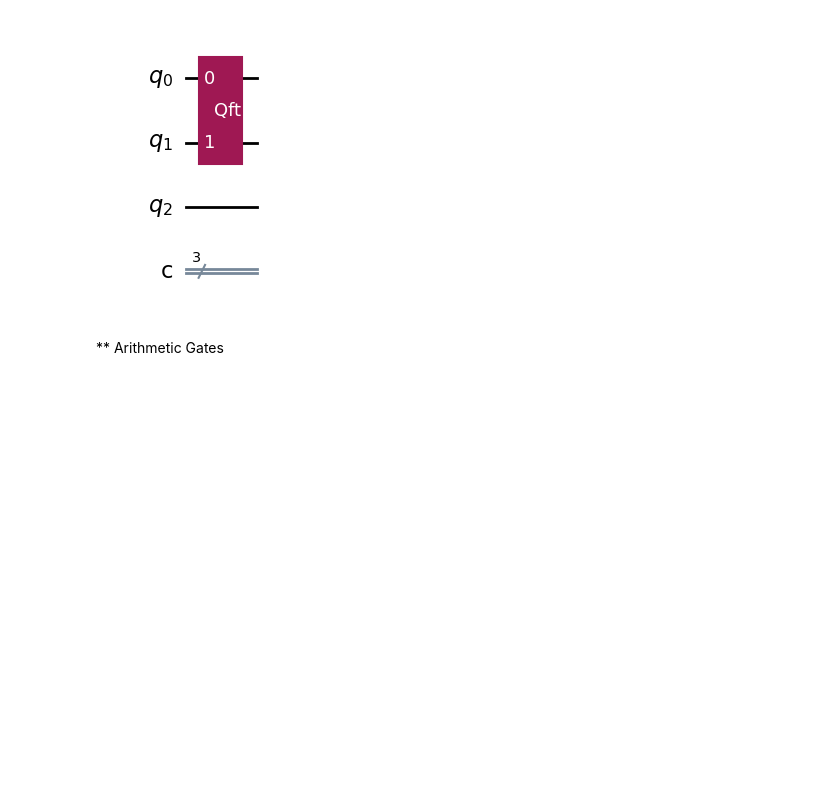
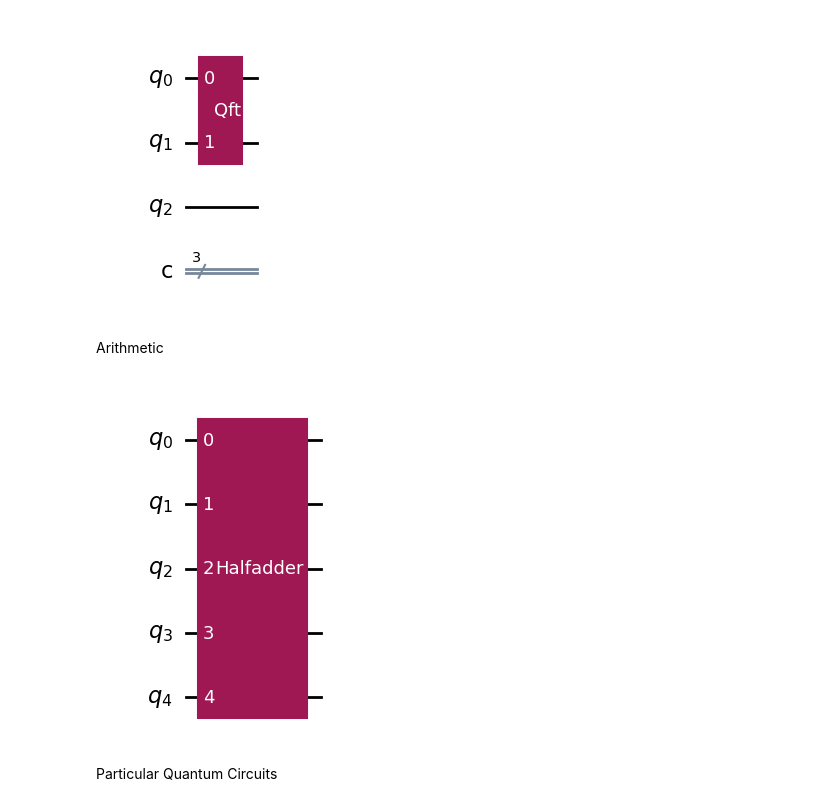
Before and after one commit to kibrahim757/qiskit_certification_examples, a Jupyter notebook: 1_2_Quantum_Operations.ipynb, the cells around one changed output. Cells and saved outputs as stored; diff of their text form; code cells hidden in the pictures; blank space fills up the shorter version.

Commit message:
added arithmetic gates

```diff
--- a/1_2_Quantum_Operations.ipynb
+++ b/1_2_Quantum_Operations.ipynb
@@ -137,5 +137,15 @@ qftgate=QFTGate(2)
 qc.compose(qftgate).draw('mpl')
 # %% [output]
 [figure]
-# %% [markdown]
-** Arithmetic Gates
+# %% [markdown]
+Arithmetic
+# %%
+from qiskit.circuit.library import HalfAdderGate
+
+qc=QuantumCircuit(5)
+hagate=HalfAdderGate(2)
+qc.compose(hagate).draw('mpl')
+# %% [output]
+[figure, added]
+# %% [markdown]
+Particular Quantum Circuits
```
Also changed, not shown: parts of 1 cell of this notebook.
